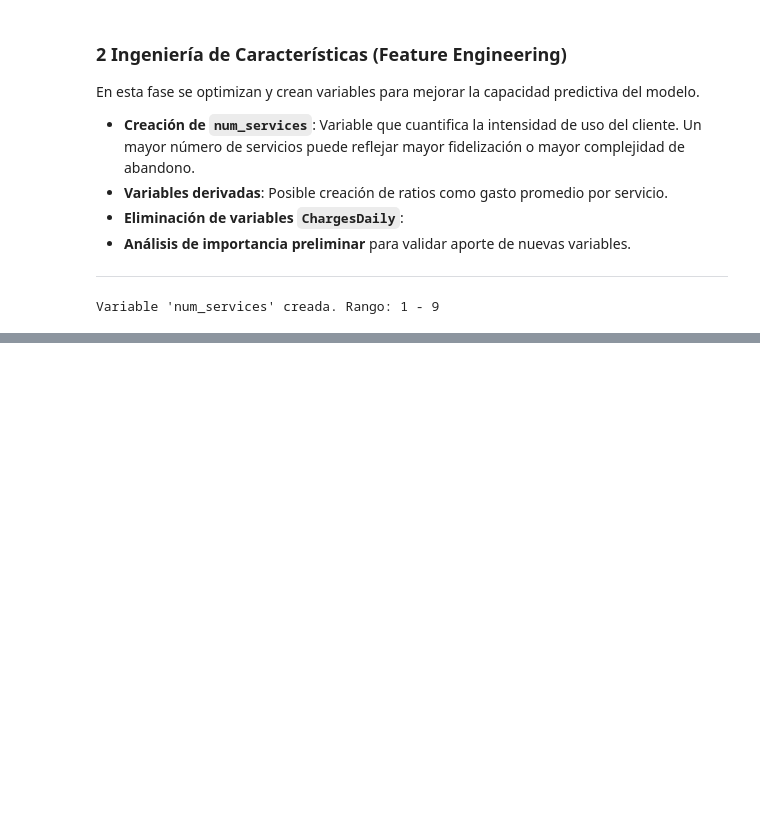
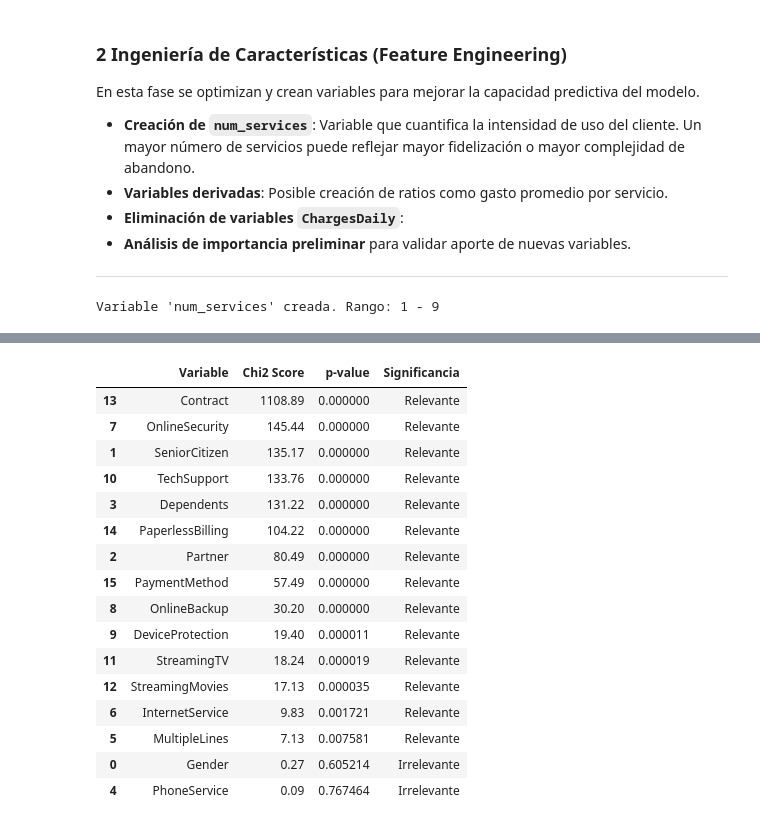
Before and after one commit to LenninTemoche/Challenge-TelecomX-2-Alura-One-DS, a Jupyter notebook: TelecomX-2-ML.ipynb, the cells around one changed output, grey strips where cells are left out. Saved outputs shown, nothing was run; the diff lists cells and outputs as text; code cells hidden in the pictures; blank space fills up the shorter version.

Commit message:
se realiza análisis categórico y test Chi²

```diff
--- a/TelecomX-2-ML.ipynb
+++ b/TelecomX-2-ML.ipynb
@@ -563,0 +632,66 @@ Esta variable busca capturar la intensidad de uso del cliente, ya que un mayor n
+# %%
+# ============================================================
+# TEST CHI-CUADRADO PARA VARIABLES CATEGÓRICAS
+# ============================================================
+
+import pandas as pd
+from sklearn.preprocessing import LabelEncoder
+from sklearn.feature_selection import chi2
+
+# Crear copia para no modificar el dataset original
+df_rank = df.copy()
+
+# Convertir Churn a binario SOLO para test estadístico
+df_rank["Churn"] = df_rank["Churn"].map({"Yes": 1, "No": 0})
+
+# Seleccionar variables categóricas (excluyendo Churn)
+categorical_cols = df_rank.select_dtypes(include=["object"]).columns
+
+# Encoding temporal (solo para test estadístico)
+le = LabelEncoder()
+for col in categorical_cols:
+    df_rank[col] = le.fit_transform(df_rank[col])
+
+# Definir X e y
+X_cat = df_rank[categorical_cols]
+y = df_rank["Churn"]
+
+# Aplicar test Chi-cuadrado
+chi_scores, p_values = chi2(X_cat, y)
+
+# Crear DataFrame con resultados
+chi_df = pd.DataFrame({
+    "Variable": categorical_cols,
+    "Chi2 Score": chi_scores,
+    "p-value": p_values
+})
+
+# Redondeo claro en formato decimal
+chi_df["Chi2 Score"] = chi_df["Chi2 Score"].round(2)
+chi_df["p-value"] = chi_df["p-value"].round(6)
+
+# Agregar columna de significancia p-value < 0.05 asociaciónsignificativa
+chi_df["Significancia"] = chi_df["p-value"].apply(lambda x: "Relevante" if x < 0.05 else "Irrelevante")
+
+# Ordenar por Chi2
+chi_df = chi_df.sort_values(by="Chi2 Score", ascending=False)
+
+chi_df
+# %% [output]
+|  | Variable | Chi2 Score | p-value | Significancia |
+| 13 | Contract | 1108.89 | 0.000000 | Relevante |
+| 7 | OnlineSecurity | 145.44 | 0.000000 | Relevante |
+| 1 | SeniorCitizen | 135.17 | 0.000000 | Relevante |
+| 10 | TechSupport | 133.76 | 0.000000 | Relevante |
+| 3 | Dependents | 131.22 | 0.000000 | Relevante |
+| 14 | PaperlessBilling | 104.22 | 0.000000 | Relevante |
+| 2 | Partner | 80.49 | 0.000000 | Relevante |
+| 15 | PaymentMethod | 57.49 | 0.000000 | Relevante |
+| 8 | OnlineBackup | 30.20 | 0.000000 | Relevante |
+| 9 | DeviceProtection | 19.40 | 0.000011 | Relevante |
+| 11 | StreamingTV | 18.24 | 0.000019 | Relevante |
+| 12 | StreamingMovies | 17.13 | 0.000035 | Relevante |
+| 6 | InternetService | 9.83 | 0.001721 | Relevante |
+| 5 | MultipleLines | 7.13 | 0.007581 | Relevante |
+| 0 | Gender | 0.27 | 0.605214 | Irrelevante |
+| 4 | PhoneService | 0.09 | 0.767464 | Irrelevante |
```
Also changed, not shown: parts of 4 cells of this notebook.
